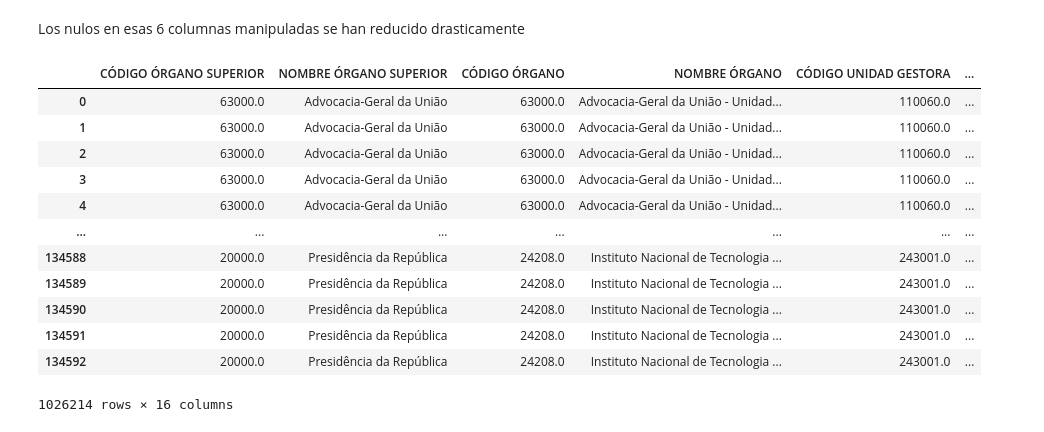
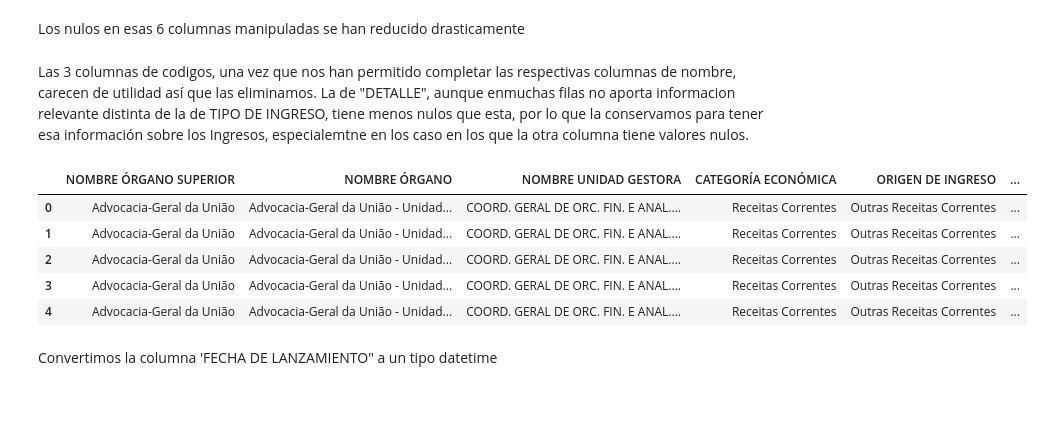
Before and after one commit to Rcm89/Proyecto2-EDA-Ingresos-Publicos-Brasil, a Jupyter notebook: notebooks/notebook_archivos.ipynb, the cells around one changed output. Cells and saved outputs as stored; diff of their text form; code cells hidden in the pictures; blank space fills up the shorter version.

```diff
--- a/notebooks/notebook_archivos.ipynb
+++ b/notebooks/notebook_archivos.ipynb
@@ -732,18 +216,16 @@ def convertir_fecha(df, col_fecha):
+# %% [markdown]
+Las 3 columnas de codigos, una vez que nos han permitido completar las respectivas columnas de nombre, carecen de utilidad así que las eliminamos. La de "DETALLE", aunque enmuchas filas no aporta informacion relevante distinta de la de TIPO DE INGRESO, tiene menos nulos que esta, por lo que la conservamos para tener esa información sobre los Ingresos, especialemtne en los caso en los que la otra columna tiene valores nulos.
+# %%
+dfs_concatenados=eliminar_columnas(dfs_concatenados, ["CÓDIGO ÓRGANO SUPERIOR", "CÓDIGO ÓRGANO", "CÓDIGO UNIDAD GESTORA"])
+dfs_concatenados.head()
+# %% [output]
+|  | NOMBRE ÓRGANO SUPERIOR | NOMBRE ÓRGANO | NOMBRE UNIDAD GESTORA | CATEGORÍA ECONÓMICA | ORIGEN DE INGRESO | ... |
+| 0 | Advocacia-Geral da União | Advocacia-Geral da União - Unidad... | COORD. GERAL DE ORC. FIN. E ANAL.... | Receitas Correntes | Outras Receitas Correntes | ... |
+| 1 | Advocacia-Geral da União | Advocacia-Geral da União - Unidad... | COORD. GERAL DE ORC. FIN. E ANAL.... | Receitas Correntes | Outras Receitas Correntes | ... |
+| 2 | Advocacia-Geral da União | Advocacia-Geral da União - Unidad... | COORD. GERAL DE ORC. FIN. E ANAL.... | Receitas Correntes | Outras Receitas Correntes | ... |
+| 3 | Advocacia-Geral da União | Advocacia-Geral da União - Unidad... | COORD. GERAL DE ORC. FIN. E ANAL.... | Receitas Correntes | Outras Receitas Correntes | ... |
+| 4 | Advocacia-Geral da União | Advocacia-Geral da União - Unidad... | COORD. GERAL DE ORC. FIN. E ANAL.... | Receitas Correntes | Outras Receitas Correntes | ... |
+# %% [markdown]
+Convertimos la columna 'FECHA DE LANZAMIENTO" a un tipo datetime
 # %%
 dfs_concatenados = convertir_fecha(dfs_concatenados, 'FECHA DE LANZAMIENTO')
-# %%
-dfs_concatenados
-# %% [output]
-|  | CÓDIGO ÓRGANO SUPERIOR | NOMBRE ÓRGANO SUPERIOR | CÓDIGO ÓRGANO | NOMBRE ÓRGANO | CÓDIGO UNIDAD GESTORA | ... |
-| 0 | 63000.0 | Advocacia-Geral da União | 63000.0 | Advocacia-Geral da União - Unidad... | 110060.0 | ... |
-| 1 | 63000.0 | Advocacia-Geral da União | 63000.0 | Advocacia-Geral da União - Unidad... | 110060.0 | ... |
-| 2 | 63000.0 | Advocacia-Geral da União | 63000.0 | Advocacia-Geral da União - Unidad... | 110060.0 | ... |
-| 3 | 63000.0 | Advocacia-Geral da União | 63000.0 | Advocacia-Geral da União - Unidad... | 110060.0 | ... |
-| 4 | 63000.0 | Advocacia-Geral da União | 63000.0 | Advocacia-Geral da União - Unidad... | 110060.0 | ... |
-| ... | ... | ... | ... | ... | ... | ... |
-| 134588 | 20000.0 | Presidência da República | 24208.0 | Instituto Nacional de Tecnologia ... | 243001.0 | ... |
-| 134589 | 20000.0 | Presidência da República | 24208.0 | Instituto Nacional de Tecnologia ... | 243001.0 | ... |
-| 134590 | 20000.0 | Presidência da República | 24208.0 | Instituto Nacional de Tecnologia ... | 243001.0 | ... |
-| 134591 | 20000.0 | Presidência da República | 24208.0 | Instituto Nacional de Tecnologia ... | 243001.0 | ... |
-| 134592 | 20000.0 | Presidência da República | 24208.0 | Instituto Nacional de Tecnologia ... | 243001.0 | ... |
-1026214 rows × 16 columns
```
Also changed, not shown: parts of 58 cells of this notebook, 2 other files.
